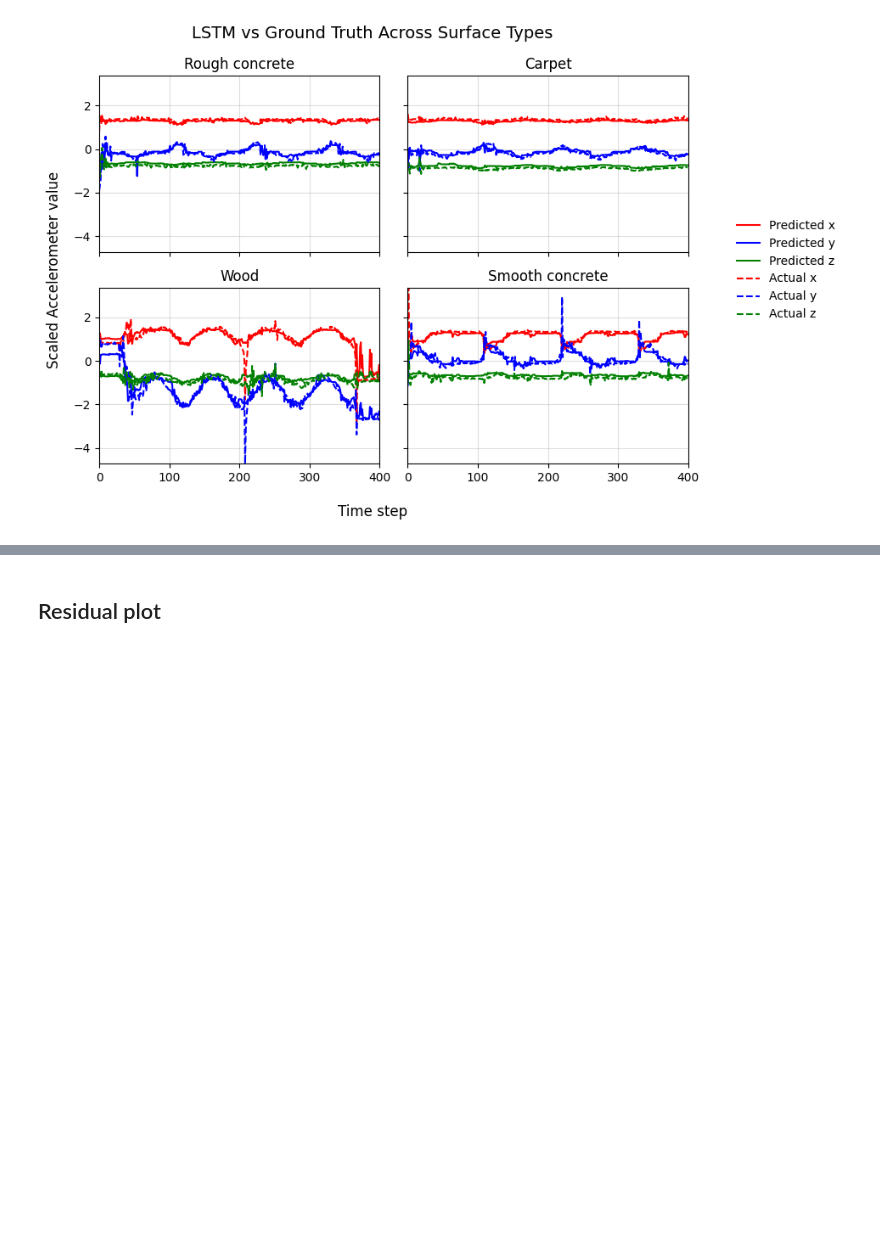
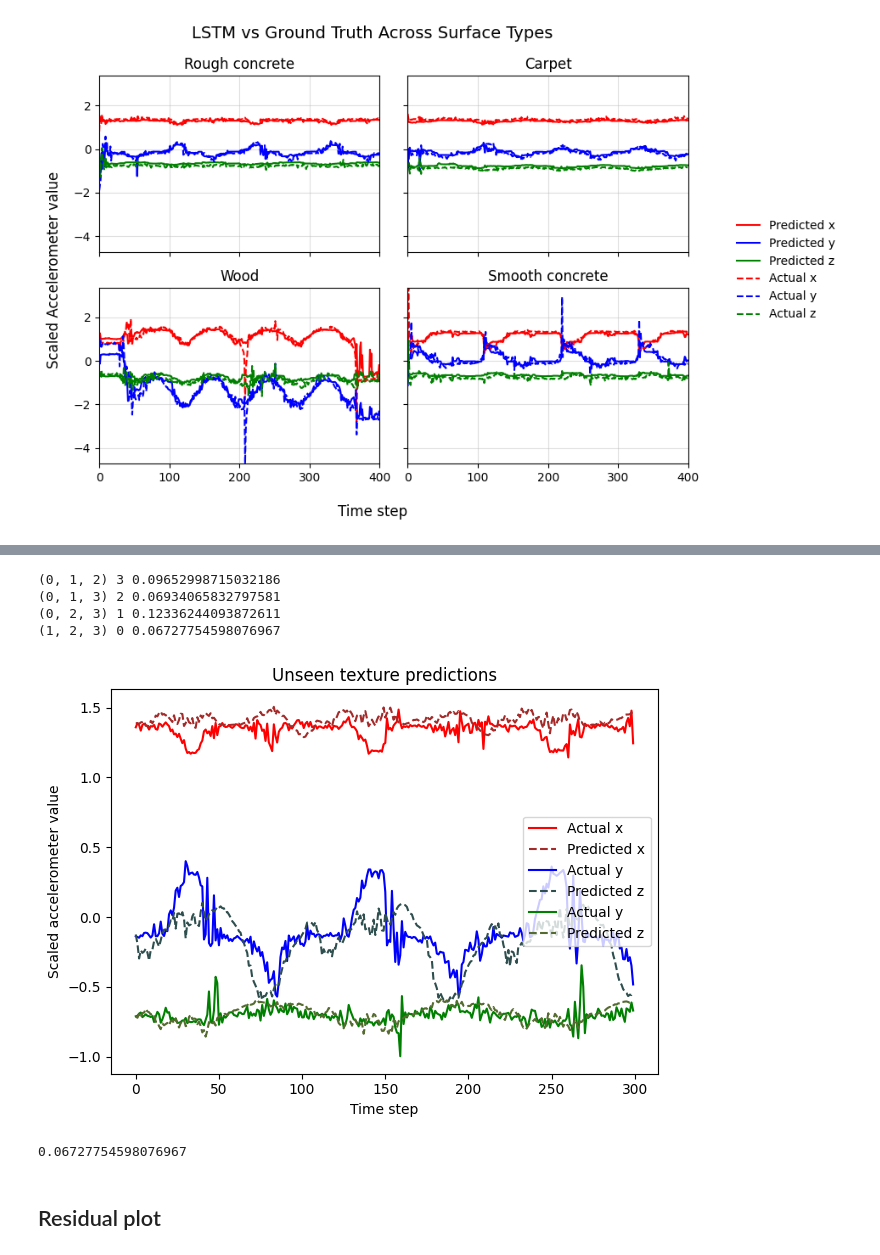
Before and after one commit to shepai/GonkRobot, a Jupyter notebook: Data/classifier.ipynb, the cells around one changed output, grey strips where cells are left out. Drawn from its saved outputs; the diff is of its cells as text; code cells hidden in the pictures; blank space fills up the shorter version.

```diff
--- a/Data/classifier.ipynb
+++ b/Data/classifier.ipynb
@@ -446,12 +447,13 @@ Train: 0.43463891383888625 Test: 0.47106241662043646
 # %% [markdown]
 ### FNN
 # %%
-def runFNN(t=80):
-    X=np.concatenate([concrete_X,carpet_x,wood_X,smooth_X])
-    y=np.concatenate([concrete_y,carpet_y,wood_y,smooth_y])
-    X,y=gen_temporal_data(X,y,t)
-    X=(X-np.mean(X))/(np.std(X))
-    y=(y-np.mean(y))/(np.std(y))
+def runFNN(t=80,X=None,y=None):
+    if type(X)==type(None):
+        X=np.concatenate([concrete_X,carpet_x,wood_X,smooth_X])
+        y=np.concatenate([concrete_y,carpet_y,wood_y,smooth_y])
+        X,y=gen_temporal_data(X,y,t)
+        X=(X-np.mean(X))/(np.std(X))
+        y=(y-np.mean(y))/(np.std(y))
 
     X_train, X_test, y_train, y_test = train_test_split(X, y, test_size=0.2, random_state=42)
     X_train=torch.tensor(X_train,dtype=torch.float32).to(device)
@@ -462,7 +464,7 @@ def runFNN(t=80):
     criterion = nn.MSELoss()
     optimizer = optim.SGD(model.parameters(), lr=0.01)
 
-    num_epochs=5000
+    num_epochs=2000
 
     for epoch in range(num_epochs):
         total_loss = 0.0
@@ -869,3 +951,34 @@ plt.show()
+# %%
+for i,train in enumerate(combinations(items, 3)):
+    test = list(set(items) - set(train))
+    print(train,test[0],save[i])
+
+#[concrete_X,carpet_x,wood_X,smooth_X] #wood_X
+# %% [output]
+(0, 1, 2) 3 0.09652998715032186
+(0, 1, 3) 2 0.06934065832797581
+(0, 2, 3) 1 0.12336244093872611
+(1, 2, 3) 0 0.06727754598076967
+# %%
+pred=model(torch.tensor(test_X,dtype=torch.float32).to(device)).cpu().detach().numpy()
+mse=mean_squared_error(test_y,pred)
+plt.plot(test_y[300:600,0],c="r",label="Actual x")
+plt.plot(pred[300:600,0],"--",c="brown",label="Predicted x")
+plt.plot(test_y[300:600,1],c="b",label="Actual y")
+plt.plot(pred[300:600,1],"--",c="darkslategray",label="Predicted z")
+plt.plot(test_y[300:600,2],c="g",label="Actual y")
+plt.plot(pred[300:600,2],"--",c="darkolivegreen",label="Predicted z")
+plt.xlabel("Time step")
+plt.ylabel("Scaled accelerometer value")
+plt.title("Unseen texture predictions")
+plt.legend()
+plt.tight_layout()
+plt.savefig("/its/home/drs25/GonkRobot/assets/unseenpreds.pdf")
+plt.show()
+print(mse)
+# %% [output]
+[figure, added]
+0.06727754598076967
 # %% [markdown]
 ## Residual plot
 # %%
```
Also changed, not shown: parts of 4 cells of this notebook.
